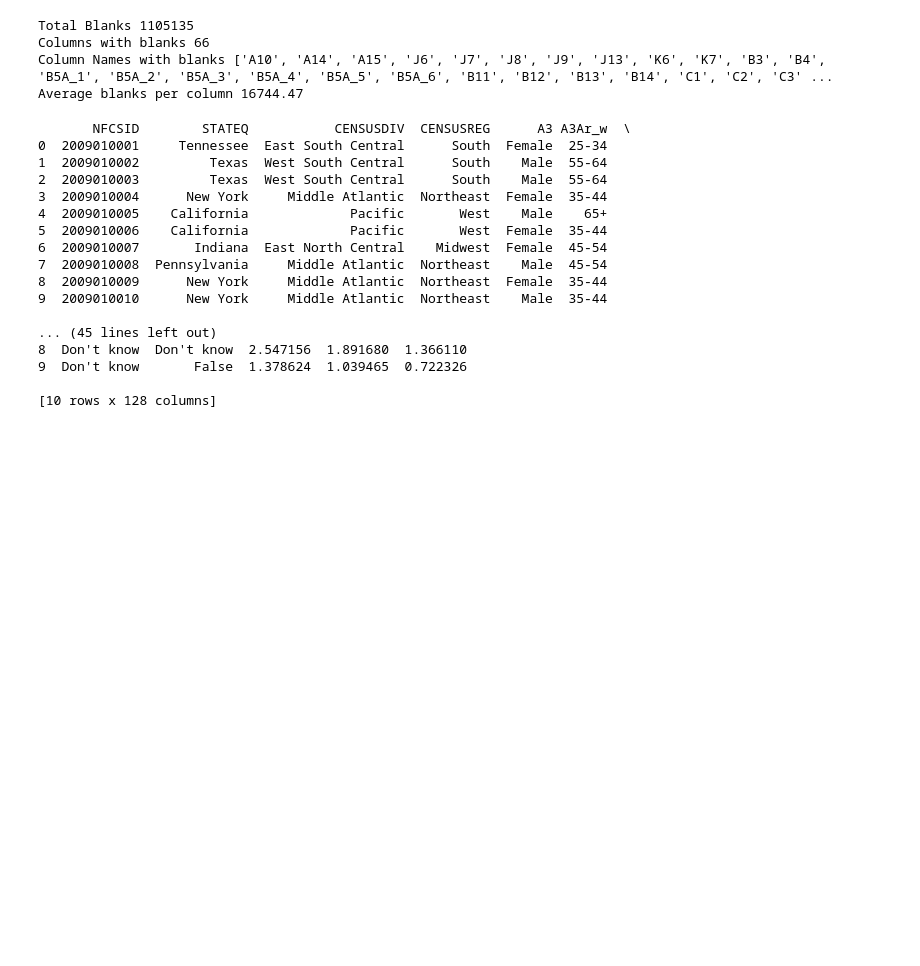
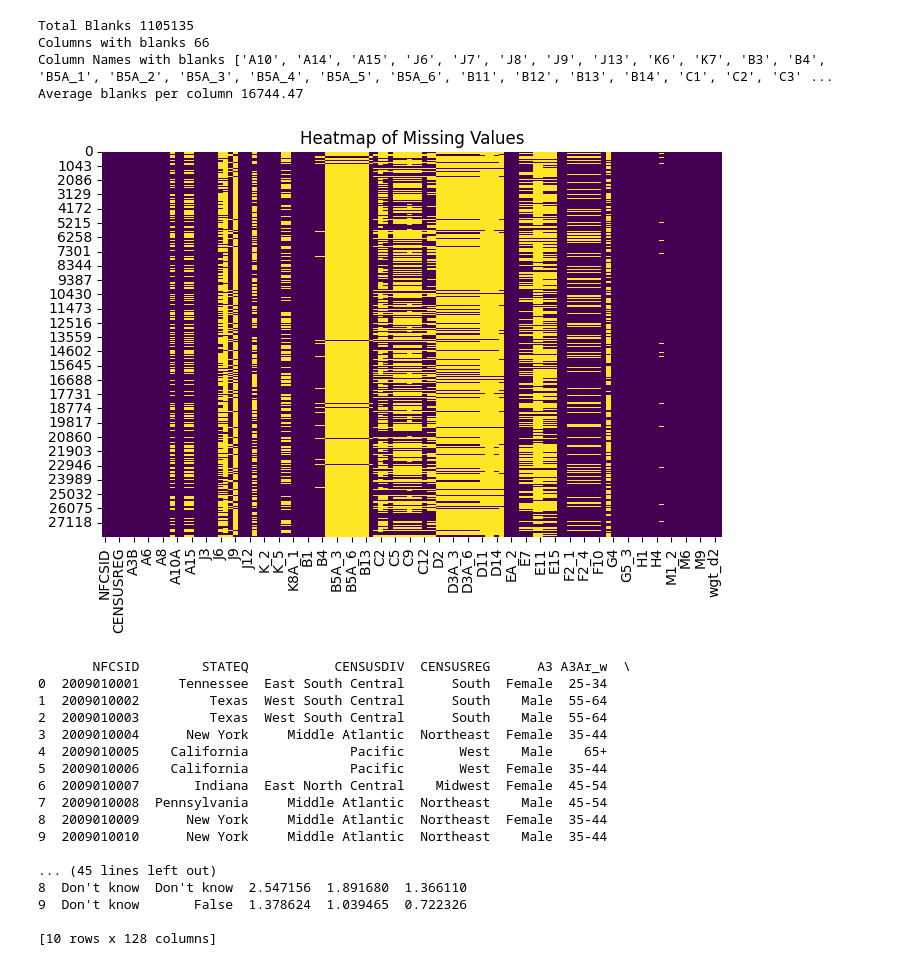
Before and after one commit to Fasty8/ba780-fall25-a08, a Jupyter notebook: FINRA National Financial Capability Study/2009-SxS-v2/dct_to_csv_optimal.ipynb, the cells around one changed output. Drawn from its saved outputs; the diff is of its cells as text; code cells hidden in the pictures; blank space fills up the shorter version.

Commit message:
Visual of how many values are missing in the dataset
hopefully this look nice

```diff
--- a/FINRA National Financial Capability Study/2009-SxS-v2/dct_to_csv_optimal.ipynb
+++ b/FINRA National Financial Capability Study/2009-SxS-v2/dct_to_csv_optimal.ipynb
@@ -21,6 +21,14 @@ Total Blanks 1105135
 Columns with blanks 66
 Column Names with blanks ['A10', 'A14', 'A15', 'J6', 'J7', 'J8', 'J9', 'J13', 'K6', 'K7', 'B3', 'B4', 'B5A_1', 'B5A_2', 'B5A_3', 'B5A_4', 'B5A_5', 'B5A_6', 'B11', 'B12', 'B13', 'B14', 'C1', 'C2', 'C3' ...
 Average blanks per column 16744.47
+# %%
+plt.figure(figsize=(8, 5))
+sns.heatmap(original_df.isnull(), cbar=False, cmap="viridis")  # or "coolwarm"
+plt.title("Heatmap of Missing Values")
+plt.savefig("missing_values_heatmap.png", dpi=300, bbox_inches="tight")
+plt.show()
+# %% [output]
+[figure, added]
 # %%
 # ---- Reusable dictionaries (exact labels per the data dictionary) ----
 
```
Also changed, not shown: 1 other file.
